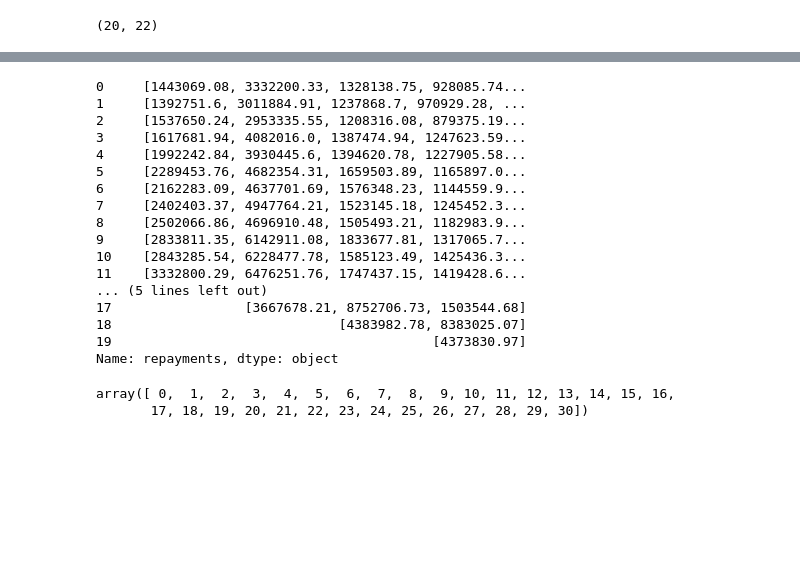
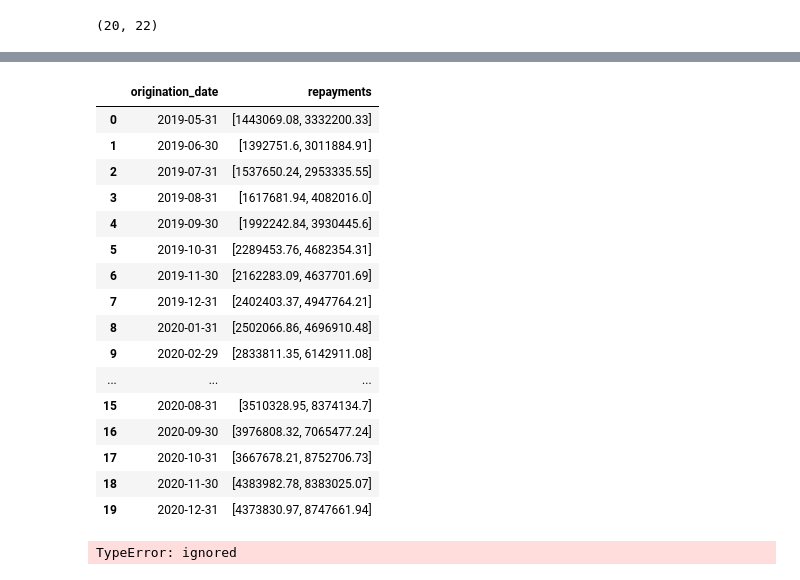
Before and after one commit to nug1209/PwC_Switzerland_Digital_Intelligence_Virtual_Case_Experience, a Jupyter notebook: PwC_Task_3.ipynb, the cells around one changed output, grey strips where cells are left out. Cells and saved outputs as stored; diff of their text form; code cells hidden in the pictures; blank space fills up the shorter version.

```diff
--- a/PwC_Task_3.ipynb
+++ b/PwC_Task_3.ipynb
@@ -105,0 +90,3 @@ df[df['repayment_date'] == grouped.transform(lambda x: x.nsmallest(2).max())][['
+# %%
+df1 = pd.DataFrame(df['origination_date'].unique(), columns=['origination_date'])
+df1
@@ -126,27 +135,22 @@ df.groupby('origination_date')['repayment_amount'].apply(list).reset_index(name=
-# %%
-df.groupby('origination_date')['repayment_amount'].apply(list).reset_index(name='repayments')['repayments']
-
-# grouped = df.groupby('origination_date')['repayment_date']
-
-## Get the second repayment (p2)
-
-# df[df['repayment_date'] == grouped.transform(lambda x: x.nsmallest(2).max())][['origination_date', 'repayment_amount']].rename(columns={'repayment_amount':'p2'})
-# %% [output]
-0     [1443069.08, 3332200.33, 1328138.75, 928085.74...
-1     [1392751.6, 3011884.91, 1237868.7, 970929.28, ...
-2     [1537650.24, 2953335.55, 1208316.08, 879375.19...
-3     [1617681.94, 4082016.0, 1387474.94, 1247623.59...
-4     [1992242.84, 3930445.6, 1394620.78, 1227905.58...
-5     [2289453.76, 4682354.31, 1659503.89, 1165897.0...
-6     [2162283.09, 4637701.69, 1576348.23, 1144559.9...
-7     [2402403.37, 4947764.21, 1523145.18, 1245452.3...
-8     [2502066.86, 4696910.48, 1505493.21, 1182983.9...
-9     [2833811.35, 6142911.08, 1833677.81, 1317065.7...
-10    [2843285.54, 6228477.78, 1585123.49, 1425436.3...
-11    [3332800.29, 6476251.76, 1747437.15, 1419428.6...
-... (5 lines left out)
-17                 [3667678.21, 8752706.73, 1503544.68]
-18                             [4383982.78, 8383025.07]
-19                                         [4373830.97]
-Name: repayments, dtype: object
+# %%
+df_agg = pd.concat([df1, df2], axis=1)
+df_agg
+# %% [output]
+|  | origination_date | repayments |
+| 0 | 2019-05-31 | [1443069.08, 3332200.33] |
+| 1 | 2019-06-30 | [1392751.6, 3011884.91] |
+| 2 | 2019-07-31 | [1537650.24, 2953335.55] |
+| 3 | 2019-08-31 | [1617681.94, 4082016.0] |
+| 4 | 2019-09-30 | [1992242.84, 3930445.6] |
+| 5 | 2019-10-31 | [2289453.76, 4682354.31] |
+| 6 | 2019-11-30 | [2162283.09, 4637701.69] |
+| 7 | 2019-12-31 | [2402403.37, 4947764.21] |
+| 8 | 2020-01-31 | [2502066.86, 4696910.48] |
+| 9 | 2020-02-29 | [2833811.35, 6142911.08] |
+| ... | ... | ... |
+| 15 | 2020-08-31 | [3510328.95, 8374134.7] |
+| 16 | 2020-09-30 | [3976808.32, 7065477.24] |
+| 17 | 2020-10-31 | [3667678.21, 8752706.73] |
+| 18 | 2020-11-30 | [4383982.78, 8383025.07] |
+| 19 | 2020-12-31 | [4373830.97, 8747661.94] |
 # %%
@@ -202,5 +179,7 @@ def expected_repayment():
-# %%
-np.arange(31)
-# %% [output]
-array([ 0,  1,  2,  3,  4,  5,  6,  7,  8,  9, 10, 11, 12, 13, 14, 15, 16,
-       17, 18, 19, 20, 21, 22, 23, 24, 25, 26, 27, 28, 29, 30])
+# %%
+def test(x):
+  x.append(1)
+
+df_agg['repayments'].apply(sum, axis=0)
+# %% [output]
+TypeError: ignored
```
Also changed, not shown: parts of 16 cells of this notebook.
